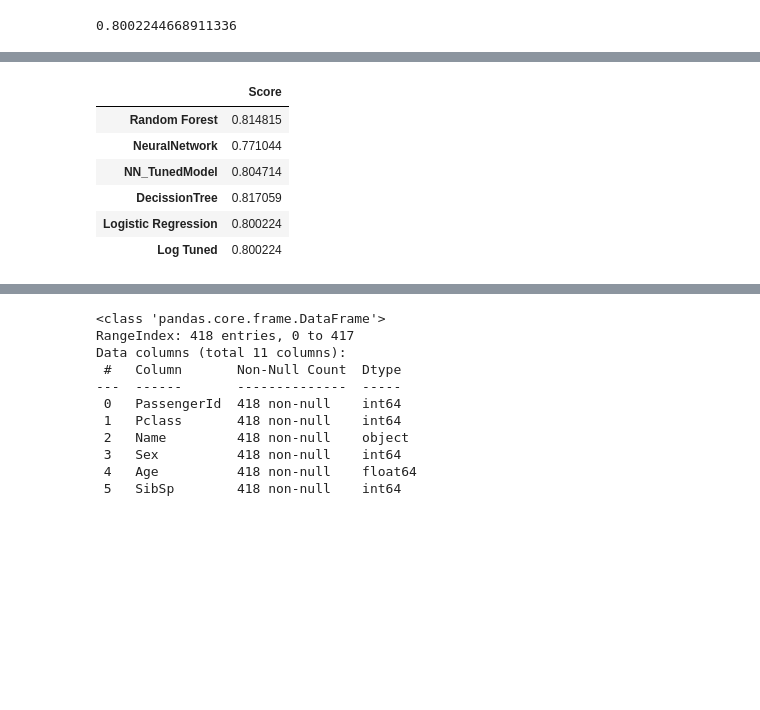
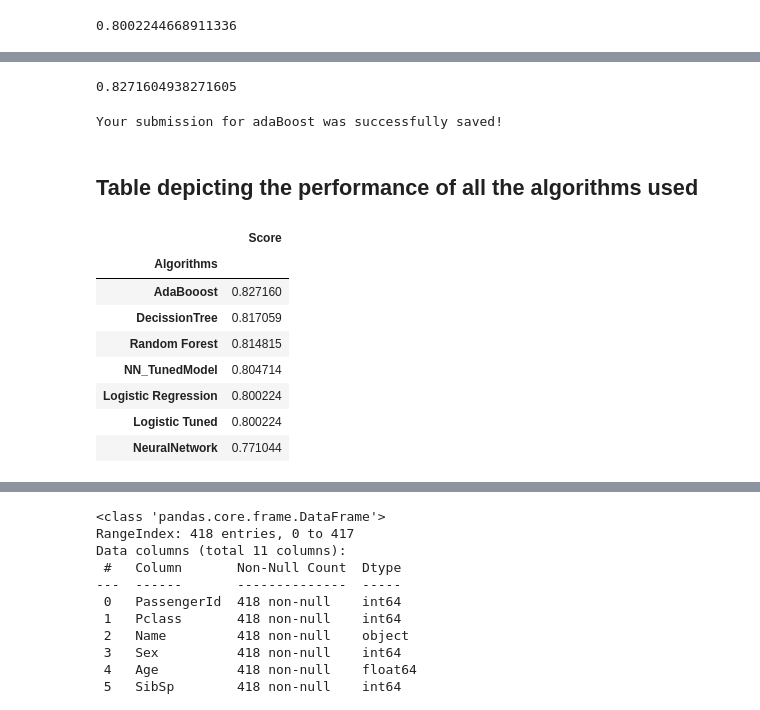
Before and after one commit to Nikhilreddy1/Titanic-passengers-survival-prediction, a Jupyter notebook: Titanic.ipynb, the cells around one changed output, grey strips where cells are left out. Drawn from its saved outputs; the diff is of its cells as text; code cells hidden in the pictures; blank space fills up the shorter version.

Commit message:
Added AdaBoostClassifier

```diff
--- a/Titanic.ipynb
+++ b/Titanic.ipynb
@@ -792,0 +786,5 @@ pd.DataFrame(data=d)
+# %%
+from sklearn.ensemble import AdaBoostClassifier
+
+ada_model = AdaBoostClassifier(n_estimators=100, random_state=1)
+ada_model.fit(X_train,y_train)
@@ -793,14 +813,32 @@ pd.DataFrame(data=d)
+# %%
+ada_score = ada_model.score(X_train,y_train)
+ada_score
+# %% [output]
+0.8271604938271605
+# %%
+ada_predictions=ada_model.predict(X_test)
+ada_output = pd.DataFrame({'PassengerId': df2.PassengerId, 'Survived': ada_predictions})
+ada_output.to_csv('ada_submission.csv', index=False)
+print("Your submission for adaBoost was successfully saved!")
+# %% [output]
+Your submission for adaBoost was successfully saved!
+# %% [markdown]
+## Table depicting the performance of all the algorithms used
 # %%
-score=[rf_score,nn_score,nn_bestgrid,dt_score,log_score,log_bestgrid]
-pd.DataFrame(score,index=['Random Forest','NeuralNetwork','NN_TunedModel','DecissionTree','Logistic Regression','Log Tuned'],columns=['Score'])
+score=[rf_score,nn_score,nn_bestgrid,dt_score,log_score,log_bestgrid,ada_score]
+finaldf=pd.DataFrame(score,index=['Random Forest','NeuralNetwork','NN_TunedModel','DecissionTree','Logistic Regression','Logistic Tuned','AdaBooost'],columns=['Score'])
+finaldf=finaldf.rename_axis(index="Algorithms")
+finaldf.sort_values('Score',ascending=False)
 # %% [output]
 |  | Score |
+| Algorithms |  |
+| AdaBooost | 0.827160 |
+| DecissionTree | 0.817059 |
 | Random Forest | 0.814815 |
+| NN_TunedModel | 0.804714 |
+| Logistic Regression | 0.800224 |
+| Logistic Tuned | 0.800224 |
 | NeuralNetwork | 0.771044 |
-| NN_TunedModel | 0.804714 |
-| DecissionTree | 0.817059 |
-| Logistic Regression | 0.800224 |
-| Log Tuned | 0.800224 |
 # %%
 df3.info()
 # %% [output]
```
Also changed, not shown: parts of 9 cells of this notebook.
